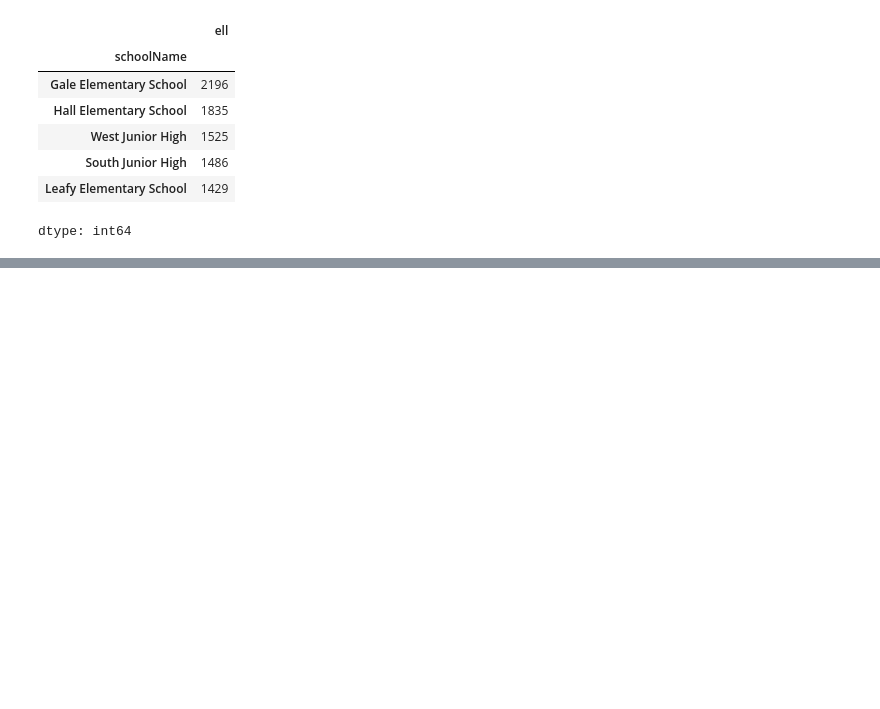
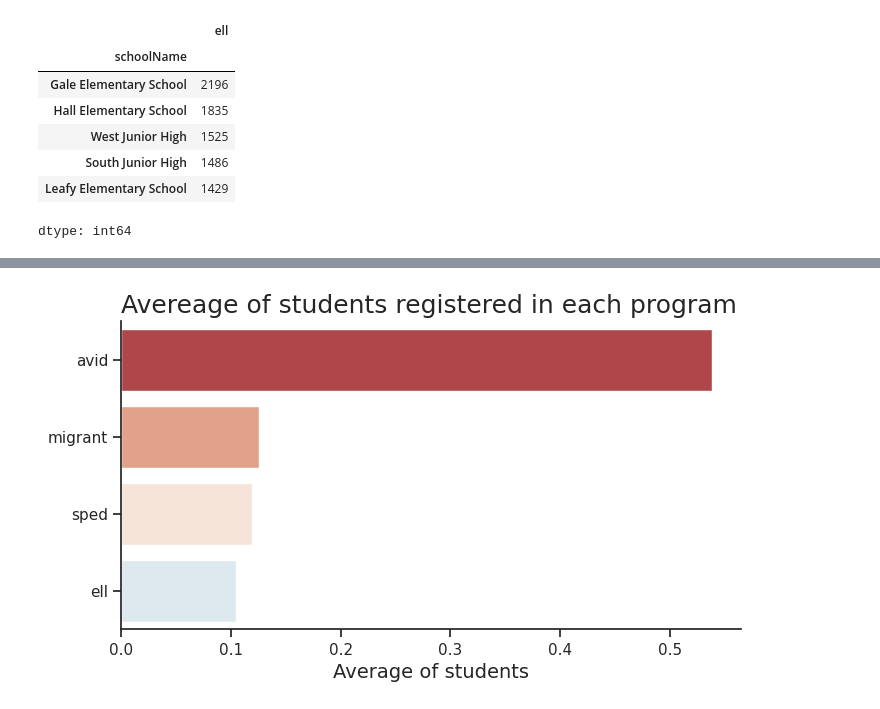
Before and after one commit to Matheus-Pombeiro/student_performance, a Jupyter notebook: student_performance.ipynb, the cells around one changed output, grey strips where cells are left out. Cells and saved outputs as stored; diff of their text form; code cells hidden in the pictures; blank space fills up the shorter version.

```diff
--- a/student_performance.ipynb
+++ b/student_performance.ipynb
@@ -361,0 +415,4 @@ plt.show()
+# %%
+# Finding the average of students registered in each program
+programs = data[['avid',	'sped',	'migrant',	'ell']].mean().sort_values(ascending=False)
+programs
@@ -361,0 +426,9 @@ plt.show()
+# %%
+# Resetting the index
+programs = programs.reset_index()
+
+# Converting into a dataframe
+programs.columns = ['Program', 'Average of Students']
+
+# Showing the dataframe
+programs
@@ -361,0 +441,30 @@ plt.show()
+# %%
+# Setting a palette
+sns.set_palette('RdBu')
+# %%
+# Making a figure
+fig, ax = plt.subplots(figsize=(8, 4))
+
+# Plotting a chart about the average of students registered in each program
+ax = sns.barplot(data=programs, x=programs['Average of Students'], y=programs['Program'], orient='h', hue=programs['Program'])
+
+# Setting a title
+ax.set_title('Avereage of students registered in each program', loc='left', fontsize=18)
+
+# Setting labels
+ax.set_xlabel('Average of students', fontsize=14)
+ax.set_ylabel('')
+
+# Setting an interval
+ax.xaxis.set_major_locator(plt.MultipleLocator(0.1))
+
+# Removing the borders (frames)
+sns.despine()
+
+# Writing the chart
+fig.savefig('average_students_programs.png', transparent=False, dpi=300, bbox_inches='tight')
+
+# Showing the chart
+plt.show()
+# %% [output]
+[figure, added]
```
Also changed, not shown: parts of 10 cells of this notebook.
